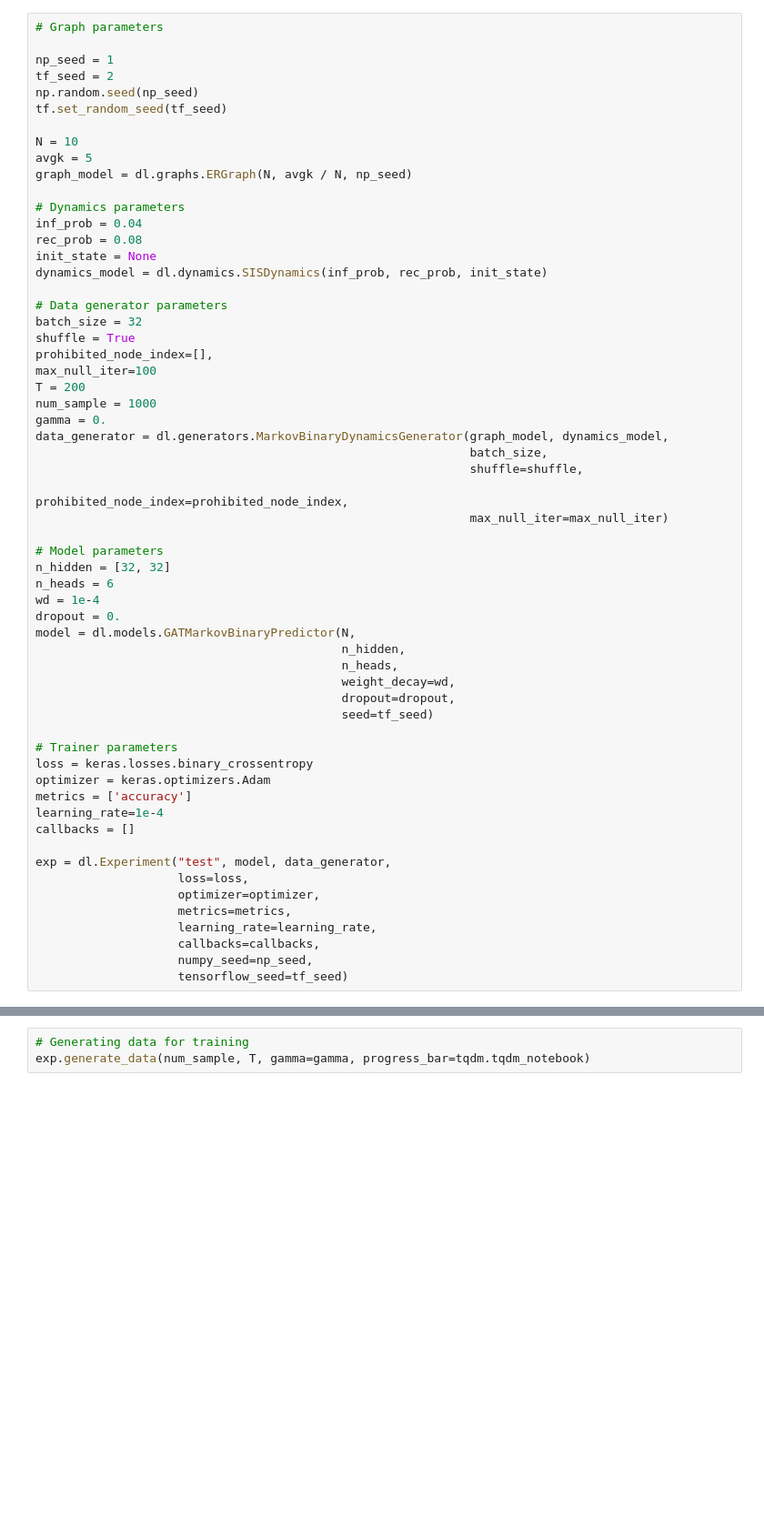
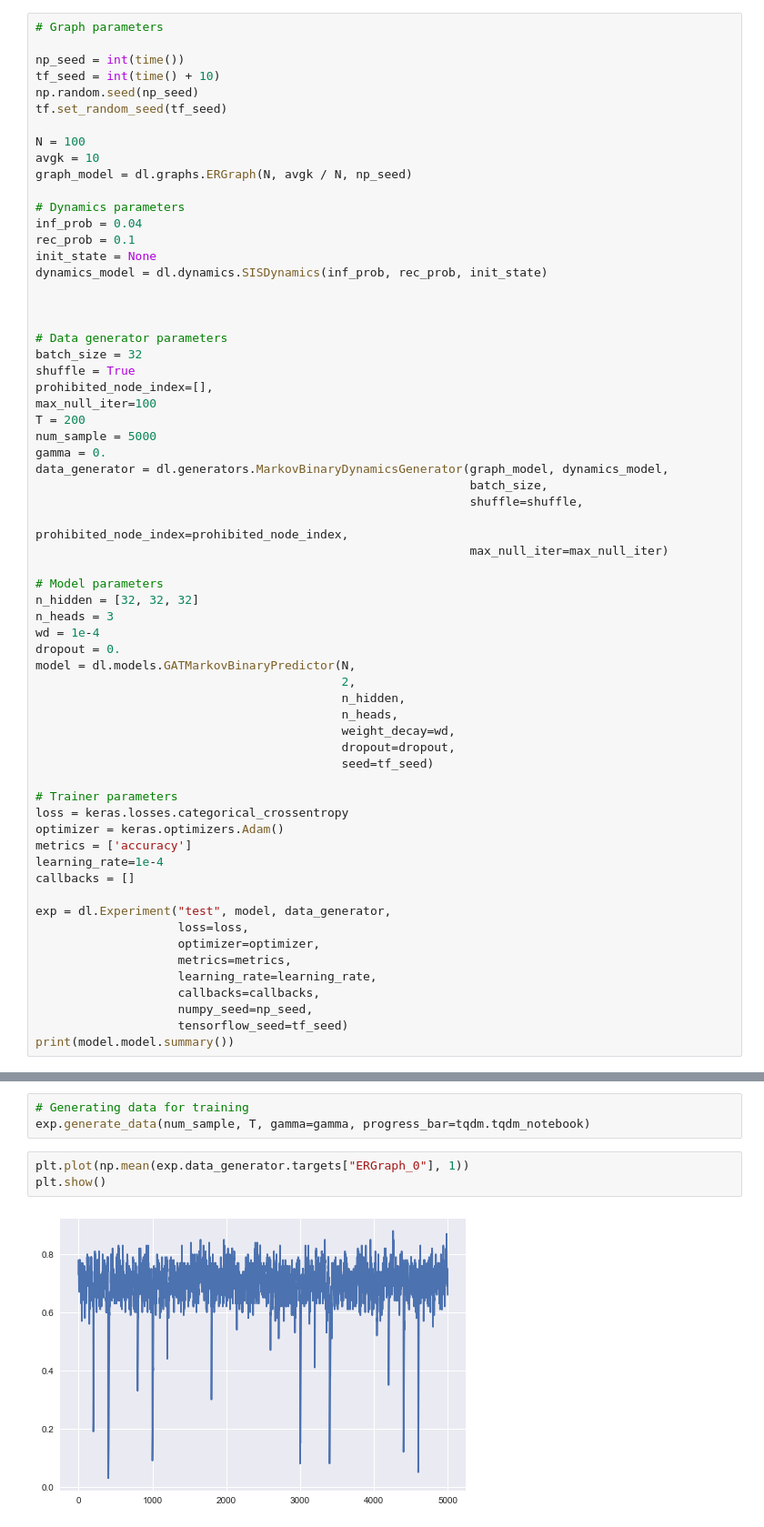
Before and after one commit to charlesmurphy1/dynalearn, a Jupyter notebook: notebooks/gat_newInterface.ipynb, the cells around one changed output, grey strips where cells are left out. Shown at 91% size. Cells and saved outputs as stored; diff of their text form; blank space fills up the shorter version.

```diff
--- a/notebooks/gat_newInterface.ipynb
+++ b/notebooks/gat_newInterface.ipynb
@@ -14,20 +14,22 @@ import os
 # %%
 # Graph parameters
 
-np_seed = 1
-tf_seed = 2
+np_seed = int(time())
+tf_seed = int(time() + 10)
 np.random.seed(np_seed)
 tf.set_random_seed(tf_seed)
 
-N = 10
-avgk = 5
+N = 100
+avgk = 10
 graph_model = dl.graphs.ERGraph(N, avgk / N, np_seed)
 
 # Dynamics parameters
 inf_prob = 0.04
-rec_prob = 0.08
+rec_prob = 0.1
 init_state = None
 dynamics_model = dl.dynamics.SISDynamics(inf_prob, rec_prob, init_state)
+
+
 
 # Data generator parameters
 batch_size = 32
@@ -35,7 +37,7 @@ shuffle = True
 prohibited_node_index=[],
 max_null_iter=100
 T = 200
-num_sample = 1000
+num_sample = 5000
 gamma = 0.
 data_generator = dl.generators.MarkovBinaryDynamicsGenerator(graph_model, dynamics_model,
                                                              batch_size,
@@ -44,11 +46,12 @@ data_generator = dl.generators.MarkovBinaryDynamicsGenerator(graph_model, dynami
                                                              max_null_iter=max_null_iter)
 
 # Model parameters
-n_hidden = [32, 32]
-n_heads = 6
+n_hidden = [32, 32, 32]
+n_heads = 3
 wd = 1e-4
 dropout = 0.
 model = dl.models.GATMarkovBinaryPredictor(N,
+                                           2,
                                            n_hidden,
                                            n_heads,
                                            weight_decay=wd,
@@ -56,8 +59,8 @@ model = dl.models.GATMarkovBinaryPredictor(N,
                                            seed=tf_seed)
 
 # Trainer parameters
-loss = keras.losses.binary_crossentropy
-optimizer = keras.optimizers.Adam
+loss = keras.losses.categorical_crossentropy
+optimizer = keras.optimizers.Adam()
 metrics = ['accuracy']
 learning_rate=1e-4
 callbacks = []
@@ -70,3 +73,4 @@ exp = dl.Experiment("test", model, data_generator,
                     callbacks=callbacks,
                     numpy_seed=np_seed,
                     tensorflow_seed=tf_seed)
+print(model.model.summary())
@@ -73,6 +95,11 @@ exp = dl.Experiment("test", model, data_generator,
 # %%
 # Generating data for training
 exp.generate_data(num_sample, T, gamma=gamma, progress_bar=tqdm.tqdm_notebook)
+# %%
+plt.plot(np.mean(exp.data_generator.targets["ERGraph_0"], 1))
+plt.show()
+# %% [output]
+[figure, added]
 # %%
 # Training model
 
```
Also changed, not shown: parts of 9 cells of this notebook, 17 other files.
